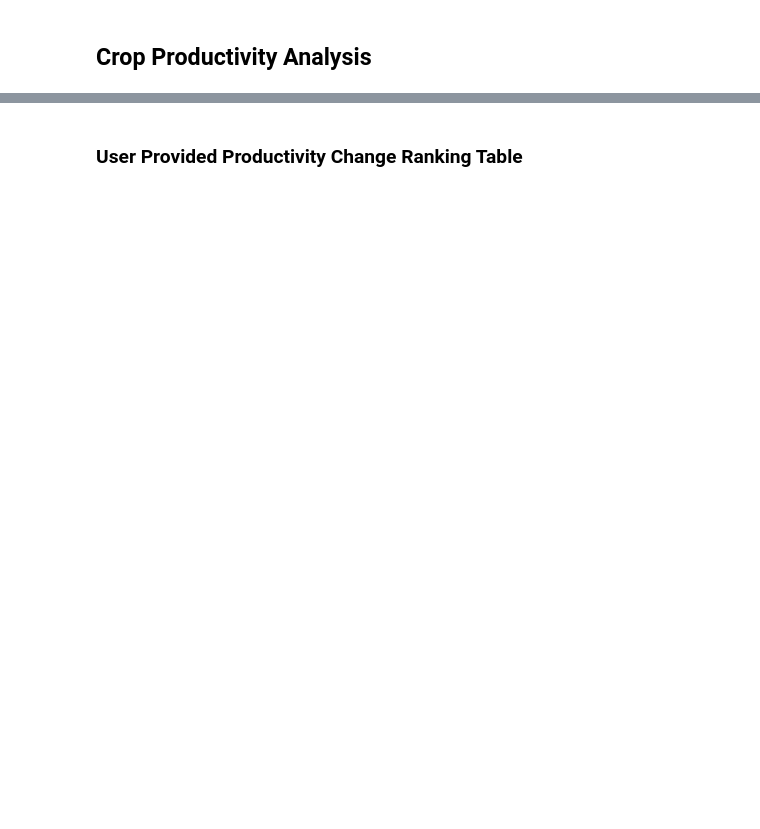
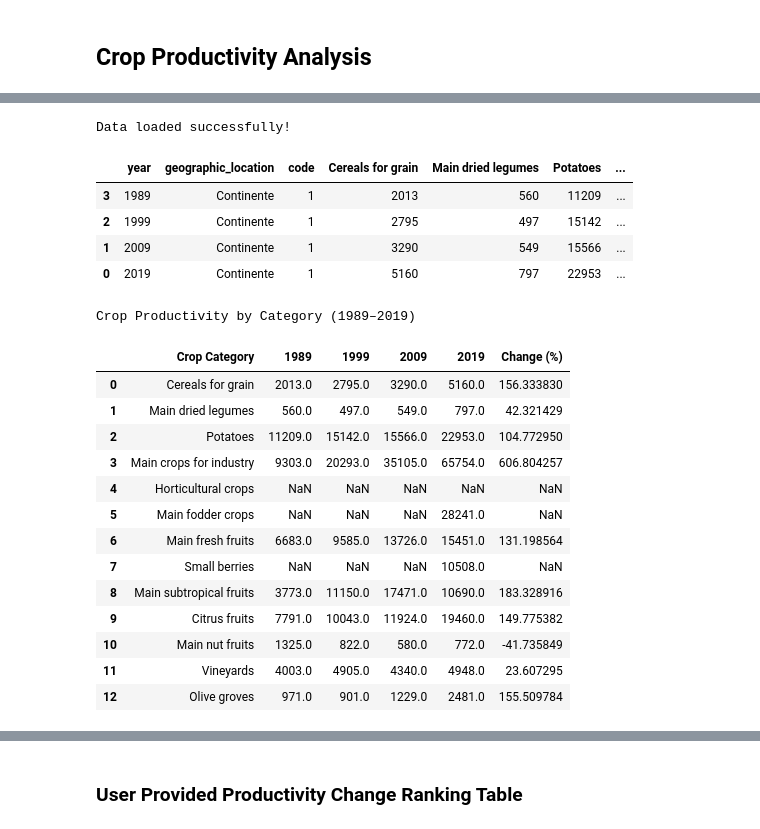
Before and after one commit to oxedanda/avcad_final_project, a Jupyter notebook: notebooks/05_grassland_productivity.ipynb, the cells around one changed output, grey strips where cells are left out. Drawn from its saved outputs; the diff is of its cells as text; code cells hidden in the pictures; blank space fills up the shorter version.

```diff
--- a/notebooks/05_grassland_productivity.ipynb
+++ b/notebooks/05_grassland_productivity.ipynb
@@ -81,0 +180,67 @@ Table image saved as: figure_3.12_productivity_change_ranking.png
+# %%
+import pandas as pd
+import matplotlib.pyplot as plt
+import numpy as np
+import os
+from IPython.display import display
+
+# Load data from GitHub
+url_crop = "https://raw.githubusercontent.com/oxedanda/avcad_final_project/main/data/processed/crop_productivity_clean.csv"
+
+# Load the data
+productivity = pd.read_csv(url_crop)
+
+# Sort by year
+productivity = productivity.sort_values('year')
+
+# Define crop columns (excluding metadata columns)
+crop_cols = ['Cereals for grain', 'Main dried legumes', 'Potatoes',
+             'Main crops for industry', 'Horticultural crops', 'Main fodder crops',
+             'Main fresh fruits', 'Small berries', 'Main subtropical fruits',
+             'Citrus fruits', 'Main nut fruits', 'Vineyards', 'Olive groves']
+
+print("Data loaded successfully!")
+display(productivity.head())
+
+# Calculate percentage change (1989 to 2019)
+pct_change = {}
+for crop in crop_cols:
+    val_1989 = productivity[crop].iloc[0]
+    val_2019 = productivity[crop].iloc[-1]
+    if pd.notna(val_1989) and pd.notna(val_2019) and val_1989 != 0:
+        pct_change[crop] = ((val_2019 - val_1989) / val_1989 * 100)
+    else:
+        pct_change[crop] = None
+
+# Create table with values and changes
+table_data = {'Crop Category': crop_cols}
+for year in productivity['year']:
+    table_data[str(year)] = productivity[productivity['year'] == year][crop_cols].values.flatten().tolist()
+table_data['Change (%)'] = [pct_change.get(crop, 'N/A') for crop in crop_cols]
+
+table_39 = pd.DataFrame(table_data)
+
+print("\nCrop Productivity by Category (1989–2019)")
+display(table_39)
+# %% [output]
+Data loaded successfully!
+|  | year | geographic_location | code | Cereals for grain | Main dried legumes | Potatoes | ... |
+| 3 | 1989 | Continente | 1 | 2013 | 560 | 11209 | ... |
+| 2 | 1999 | Continente | 1 | 2795 | 497 | 15142 | ... |
+| 1 | 2009 | Continente | 1 | 3290 | 549 | 15566 | ... |
+| 0 | 2019 | Continente | 1 | 5160 | 797 | 22953 | ... |
+Crop Productivity by Category (1989–2019)
+|  | Crop Category | 1989 | 1999 | 2009 | 2019 | Change (%) |
+| 0 | Cereals for grain | 2013.0 | 2795.0 | 3290.0 | 5160.0 | 156.333830 |
+| 1 | Main dried legumes | 560.0 | 497.0 | 549.0 | 797.0 | 42.321429 |
+| 2 | Potatoes | 11209.0 | 15142.0 | 15566.0 | 22953.0 | 104.772950 |
+| 3 | Main crops for industry | 9303.0 | 20293.0 | 35105.0 | 65754.0 | 606.804257 |
+| 4 | Horticultural crops | NaN | NaN | NaN | NaN | NaN |
+| 5 | Main fodder crops | NaN | NaN | NaN | 28241.0 | NaN |
+| 6 | Main fresh fruits | 6683.0 | 9585.0 | 13726.0 | 15451.0 | 131.198564 |
+| 7 | Small berries | NaN | NaN | NaN | 10508.0 | NaN |
+| 8 | Main subtropical fruits | 3773.0 | 11150.0 | 17471.0 | 10690.0 | 183.328916 |
+| 9 | Citrus fruits | 7791.0 | 10043.0 | 11924.0 | 19460.0 | 149.775382 |
+| 10 | Main nut fruits | 1325.0 | 822.0 | 580.0 | 772.0 | -41.735849 |
+| 11 | Vineyards | 4003.0 | 4905.0 | 4340.0 | 4948.0 | 23.607295 |
+| 12 | Olive groves | 971.0 | 901.0 | 1229.0 | 2481.0 | 155.509784 |
```
Also changed, not shown: parts of 17 cells of this notebook.
